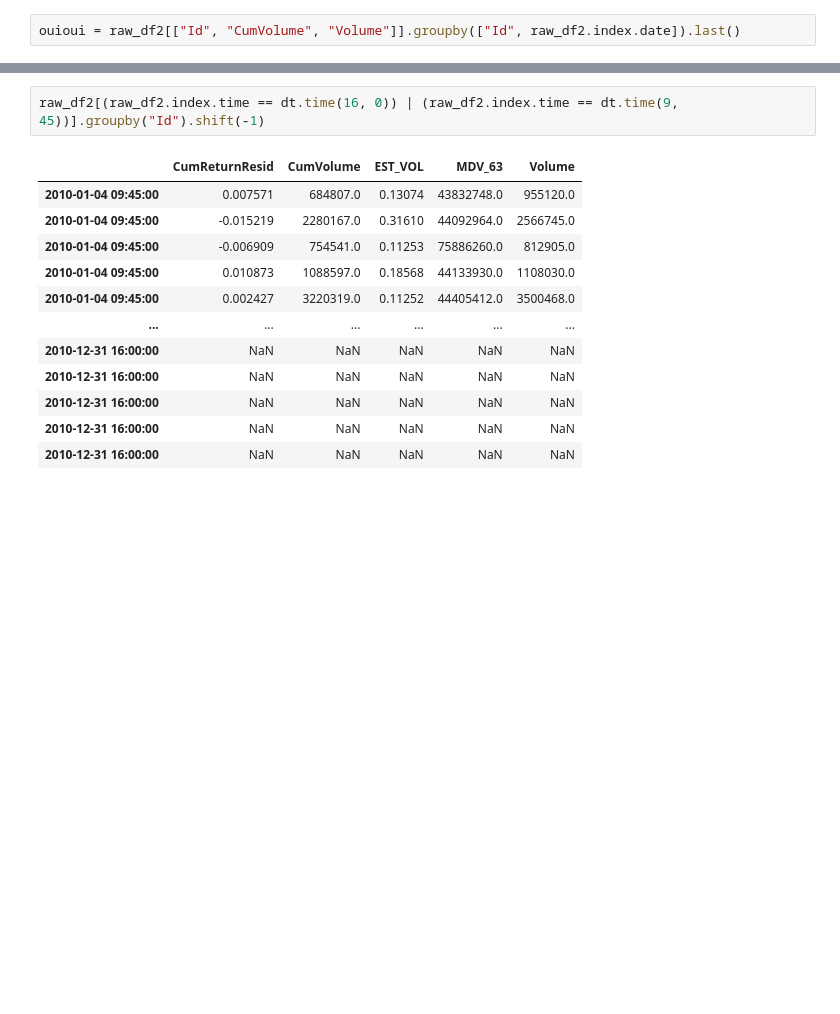
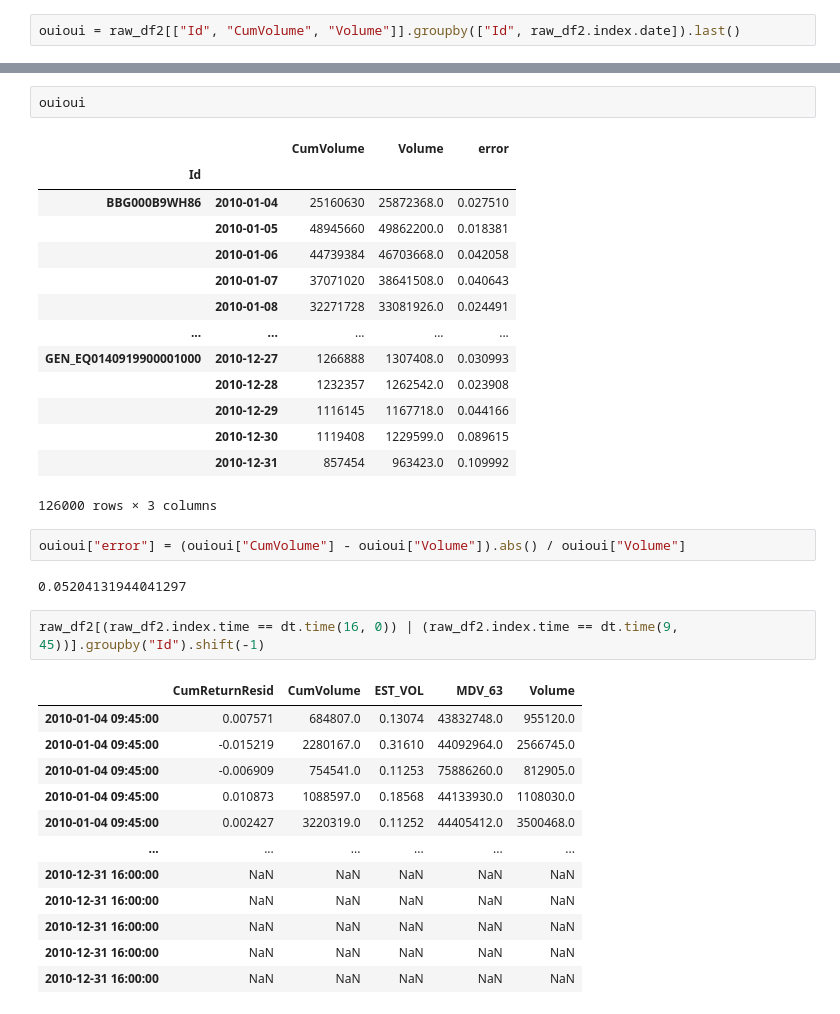
Before and after one commit to nicolasbuchwalder/MTH9899Final, a Jupyter notebook: research/Nick_research.ipynb, the cells around one changed output, grey strips where cells are left out. Cells and saved outputs as stored; diff of their text form; blank space fills up the shorter version.

```diff
--- a/research/Nick_research.ipynb
+++ b/research/Nick_research.ipynb
@@ -159,3 +175,24 @@ ouioui = raw_df2[["Id", "CumVolume", "Volume"]].groupby(["Id", raw_df2.index.dat
+# %%
+ouioui
+# %% [output]
+|  |  | CumVolume | Volume | error |
+| Id |  |  |  |  |
+| BBG000B9WH86 | 2010-01-04 | 25160630 | 25872368.0 | 0.027510 |
+|  | 2010-01-05 | 48945660 | 49862200.0 | 0.018381 |
+|  | 2010-01-06 | 44739384 | 46703668.0 | 0.042058 |
+|  | 2010-01-07 | 37071020 | 38641508.0 | 0.040643 |
+|  | 2010-01-08 | 32271728 | 33081926.0 | 0.024491 |
+| ... | ... | ... | ... | ... |
+| GEN_EQ0140919900001000 | 2010-12-27 | 1266888 | 1307408.0 | 0.030993 |
+|  | 2010-12-28 | 1232357 | 1262542.0 | 0.023908 |
+|  | 2010-12-29 | 1116145 | 1167718.0 | 0.044166 |
+|  | 2010-12-30 | 1119408 | 1229599.0 | 0.089615 |
+|  | 2010-12-31 | 857454 | 963423.0 | 0.109992 |
+126000 rows × 3 columns
+# %%
+ouioui["error"] = (ouioui["CumVolume"] - ouioui["Volume"]).abs() / ouioui["Volume"]
+# %% [output]
+0.05204131944041297
 # %%
 raw_df2[(raw_df2.index.time == dt.time(16, 0)) | (raw_df2.index.time == dt.time(9, 45))].groupby("Id").shift(-1)
 # %% [output]
```
Also changed, not shown: parts of 5 cells of this notebook, 2 other files.
